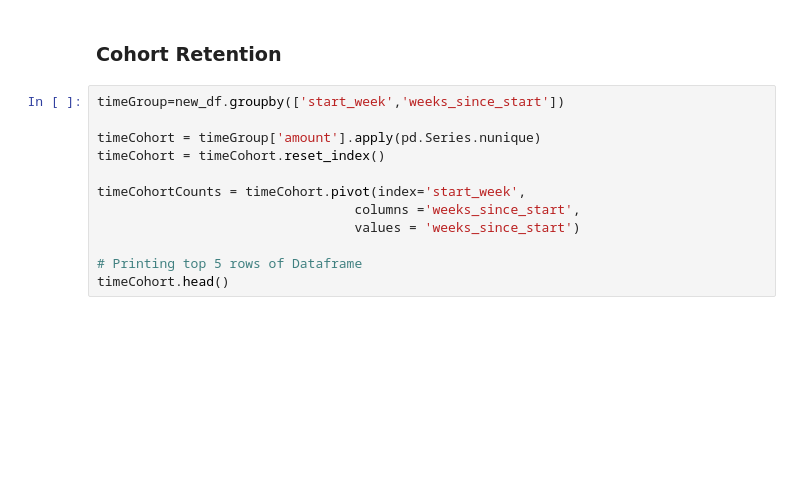
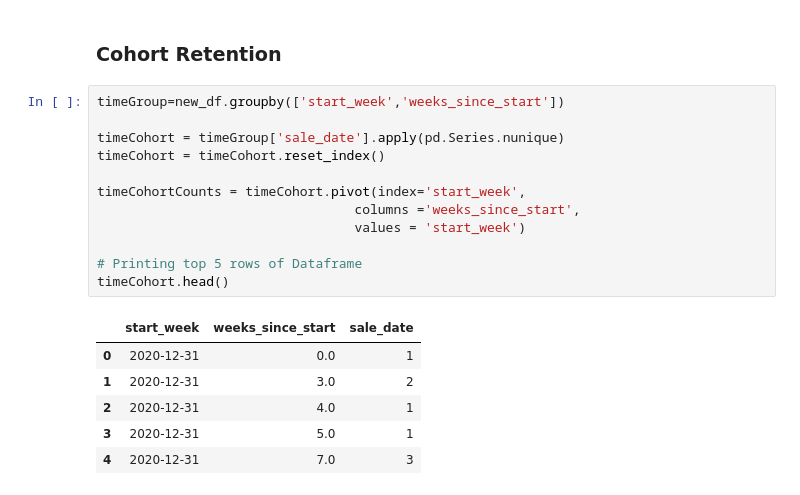
Before and after one commit to Doro97/Retention-Rate, a Jupyter notebook: customer-retention.ipynb, the cells around one changed output. Drawn from its saved outputs; the diff is of its cells as text; blank space fills up the shorter version.

```diff
--- a/customer-retention.ipynb
+++ b/customer-retention.ipynb
@@ -296,12 +350,19 @@ NameError: name 'revRetention' is not defined
 # %%
 timeGroup=new_df.groupby(['start_week','weeks_since_start'])
 
-timeCohort = timeGroup['amount'].apply(pd.Series.nunique)
+timeCohort = timeGroup['sale_date'].apply(pd.Series.nunique)
 timeCohort = timeCohort.reset_index()
 
 timeCohortCounts = timeCohort.pivot(index='start_week',
                                  columns ='weeks_since_start',
-                                 values = 'weeks_since_start')
+                                 values = 'start_week')
 
 # Printing top 5 rows of Dataframe
 timeCohort.head()
+# %% [output]
+|  | start_week | weeks_since_start | sale_date |
+| 0 | 2020-12-31 | 0.0 | 1 |
+| 1 | 2020-12-31 | 3.0 | 2 |
+| 2 | 2020-12-31 | 4.0 | 1 |
+| 3 | 2020-12-31 | 5.0 | 1 |
+| 4 | 2020-12-31 | 7.0 | 3 |
```
Also changed, not shown: parts of 6 cells of this notebook.
